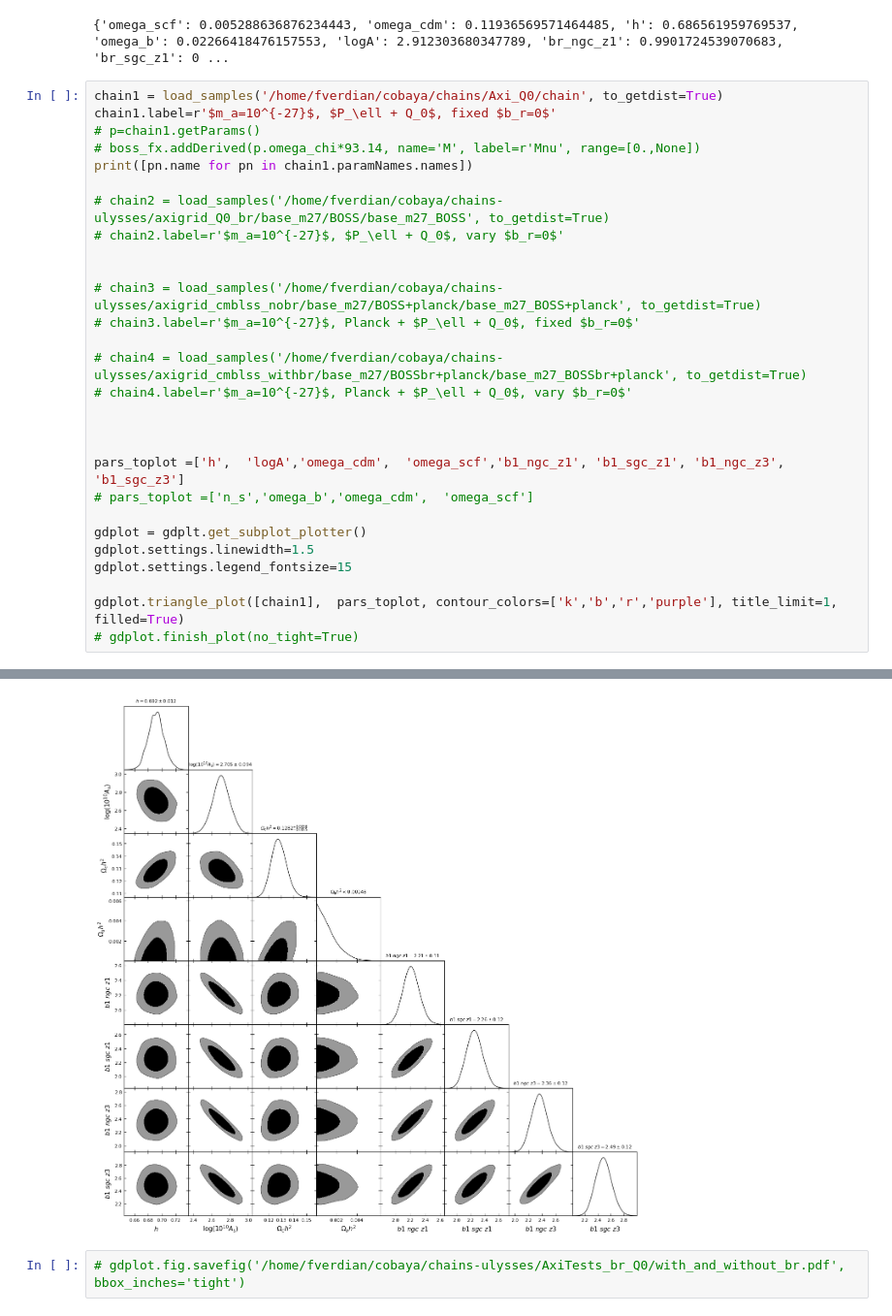
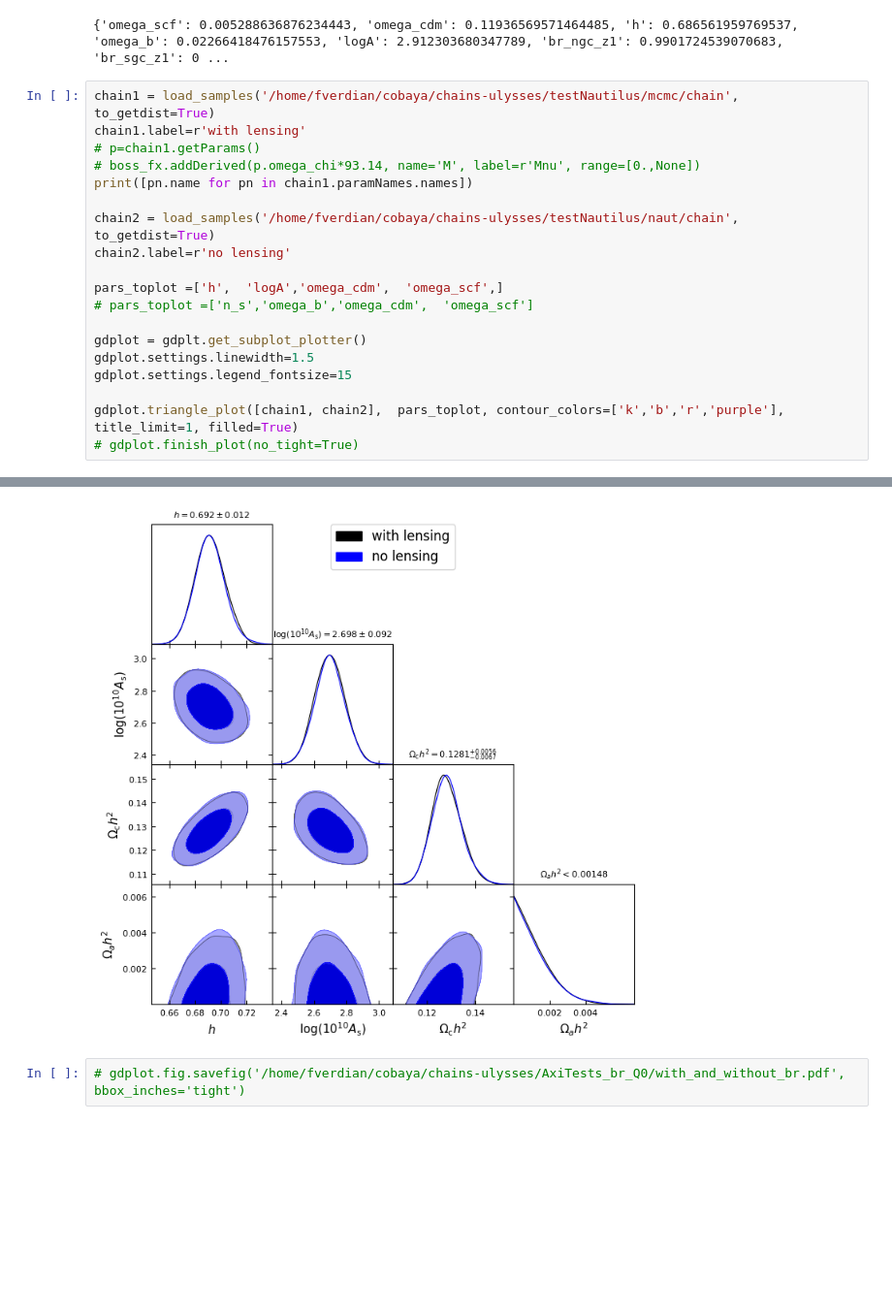
Before and after one commit to fverd/cobaya, a Jupyter notebook: FRA/analyze-chain.ipynb, the cells around one changed output, grey strips where cells are left out. Shown at 97% size. Drawn from its saved outputs; the diff is of its cells as text; blank space fills up the shorter version.

Commit message:
test nautilus vs mcmc

```diff
--- a/FRA/analyze-chain.ipynb
+++ b/FRA/analyze-chain.ipynb
@@ -42,36 +42,27 @@ print(dict(zip(parkeys,chaingetdist.getMeans())))
 # %% [output]
 {'omega_scf': 0.005288636876234443, 'omega_cdm': 0.11936569571464485, 'h': 0.686561959769537, 'omega_b': 0.02266418476157553, 'logA': 2.912303680347789, 'br_ngc_z1': 0.9901724539070683, 'br_sgc_z1': 0 ...
 # %%
-chain1 = load_samples('/home/fverdian/cobaya/chains/Axi_Q0/chain', to_getdist=True)
-chain1.label=r'$m_a=10^{-27}$, $P_\ell + Q_0$, fixed $b_r=0$'
+chain1 = load_samples('/home/fverdian/cobaya/chains-ulysses/testNautilus/mcmc/chain', to_getdist=True)
+chain1.label=r'with lensing'
 # p=chain1.getParams()
 # boss_fx.addDerived(p.omega_chi*93.14, name='M', label=r'Mnu', range=[0.,None])
 print([pn.name for pn in chain1.paramNames.names])
 
-# chain2 = load_samples('/home/fverdian/cobaya/chains-ulysses/axigrid_Q0_br/base_m27/BOSS/base_m27_BOSS', to_getdist=True)
-# chain2.label=r'$m_a=10^{-27}$, $P_\ell + Q_0$, vary $b_r=0$'
+chain2 = load_samples('/home/fverdian/cobaya/chains-ulysses/testNautilus/naut/chain', to_getdist=True)
+chain2.label=r'no lensing'
 
-
-# chain3 = load_samples('/home/fverdian/cobaya/chains-ulysses/axigrid_cmblss_nobr/base_m27/BOSS+planck/base_m27_BOSS+planck', to_getdist=True)
-# chain3.label=r'$m_a=10^{-27}$, Planck + $P_\ell + Q_0$, fixed $b_r=0$'
-
-# chain4 = load_samples('/home/fverdian/cobaya/chains-ulysses/axigrid_cmblss_withbr/base_m27/BOSSbr+planck/base_m27_BOSSbr+planck', to_getdist=True)
-# chain4.label=r'$m_a=10^{-27}$, Planck + $P_\ell + Q_0$, vary $b_r=0$'
-
-
-
-pars_toplot =['h',  'logA','omega_cdm',  'omega_scf','b1_ngc_z1', 'b1_sgc_z1', 'b1_ngc_z3', 'b1_sgc_z3']
+pars_toplot =['h',  'logA','omega_cdm',  'omega_scf',]
 # pars_toplot =['n_s','omega_b','omega_cdm',  'omega_scf']
 
 gdplot = gdplt.get_subplot_plotter()
 gdplot.settings.linewidth=1.5
 gdplot.settings.legend_fontsize=15
 
-gdplot.triangle_plot([chain1],  pars_toplot, contour_colors=['k','b','r','purple'], title_limit=1, filled=True)
+gdplot.triangle_plot([chain1, chain2],  pars_toplot, contour_colors=['k','b','r','purple'], title_limit=1, filled=True)
 # gdplot.finish_plot(no_tight=True)
 # %% [output]
 ['omega_scf', 'omega_cdm', 'h', 'omega_b', 'logA', 'b1_ngc_z1', 'b1_sgc_z1', 'b1_ngc_z3', 'b1_sgc_z3', 'Omega_scf', 'm_axion', 'kJ0p5', 'A_s', 'minuslogprior', 'minuslogprior__0', 'chi2', 'chi2__pbjbo ...
-[figure, old version]
+[figure, new version]
 # %%
 # gdplot.fig.savefig('/home/fverdian/cobaya/chains-ulysses/AxiTests_br_Q0/with_and_without_br.pdf', bbox_inches='tight')
 # %%
```
Also changed, not shown: 12 other files.
